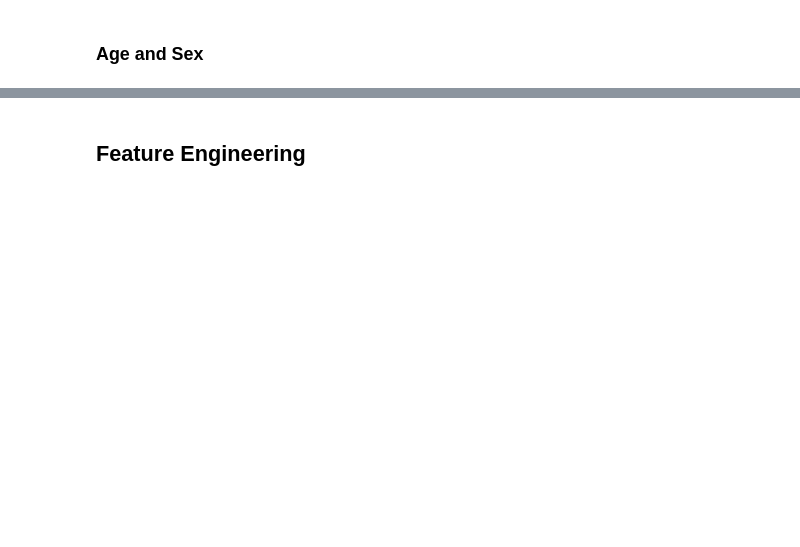
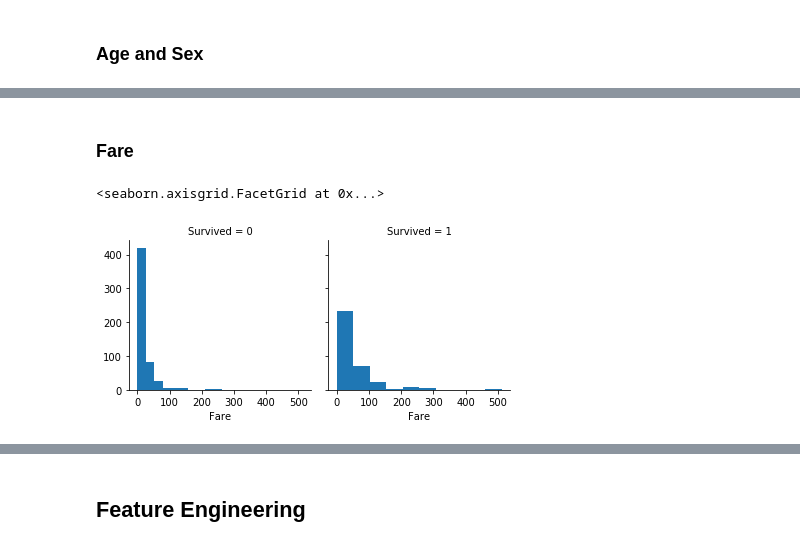
Before and after one commit to adrifmonte/ml-intro, a Jupyter notebook: notebooks/machine-learning-continues.ipynb, the cells around one changed output, grey strips where cells are left out. Saved outputs shown, nothing was run; the diff lists cells and outputs as text; code cells hidden in the pictures; blank space fills up the shorter version.

```diff
--- a/notebooks/machine-learning-continues.ipynb
+++ b/notebooks/machine-learning-continues.ipynb
@@ -243,0 +276,7 @@ grid.add_legend();
+# %% [markdown]
+### Fare
+# %%
+sns.FacetGrid(train_df, col='Survived').map(plt.hist, 'Fare', bins=10)
+# %% [output]
+<seaborn.axisgrid.FacetGrid at 0x...>
+[figure, added]
```
Also changed, not shown: parts of 29 cells of this notebook, 1 other file.
